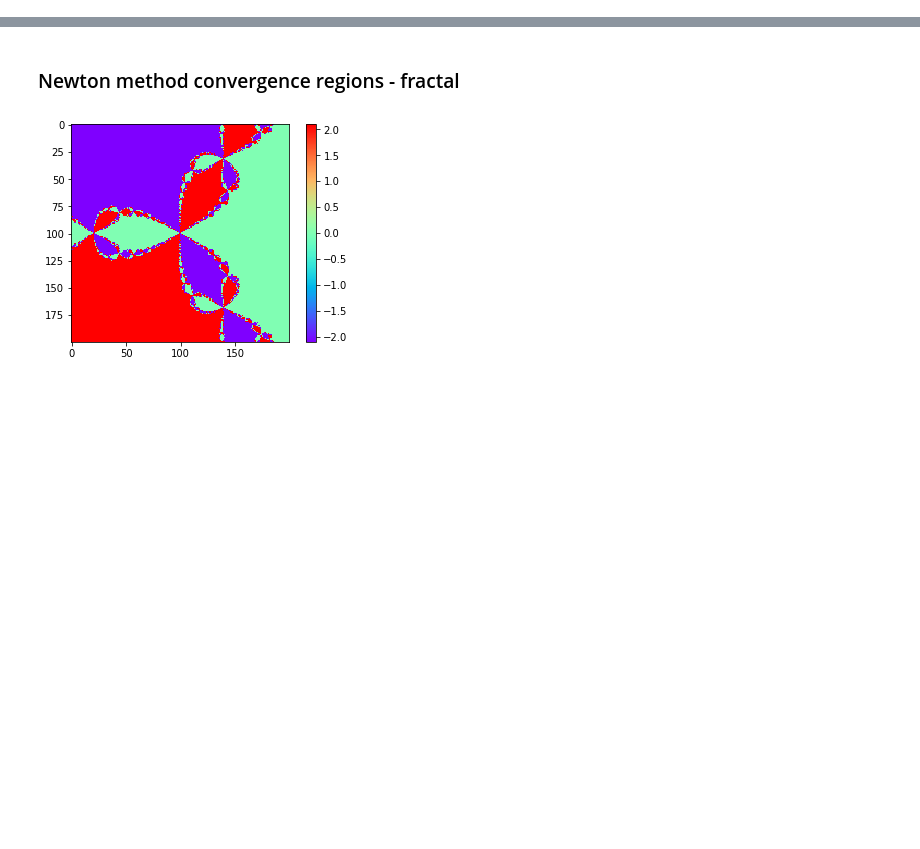
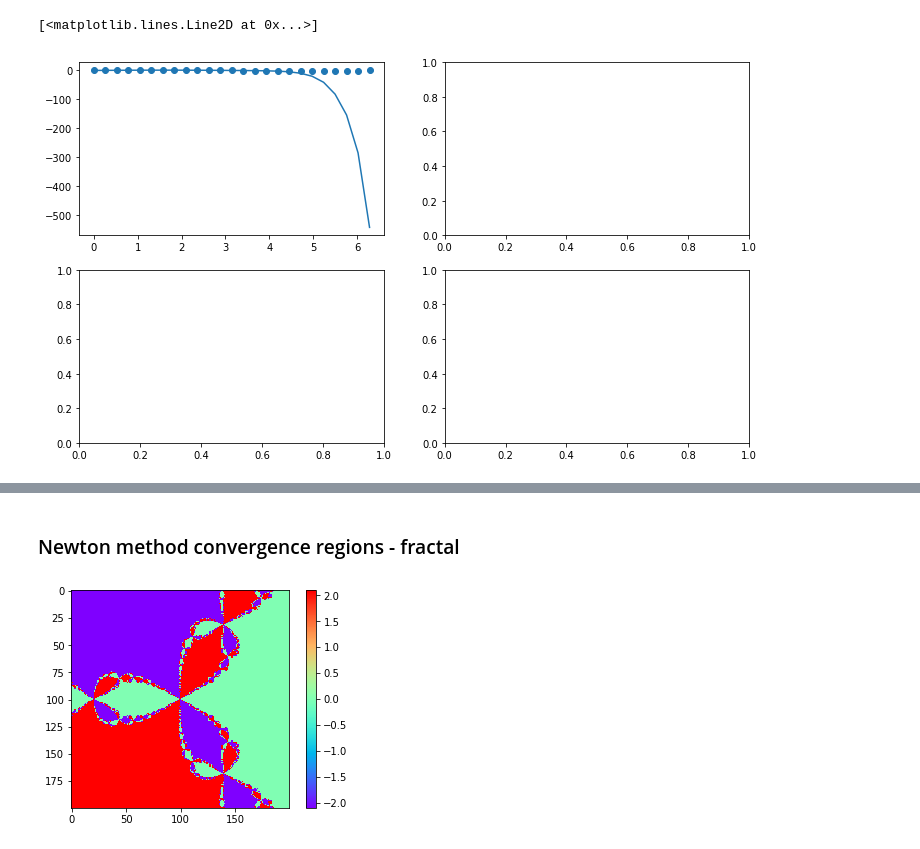
Before and after one commit to jbrezmorf/PythonForAll, a Jupyter notebook: Section_2.4_SciPy.ipynb, the cells around one changed output, grey strips where cells are left out. Saved outputs shown, nothing was run; the diff lists cells and outputs as text; code cells hidden in the pictures; blank space fills up the shorter version.

Commit message:
update 2.4 scipy

```diff
--- a/Section_2.4_SciPy.ipynb
+++ b/Section_2.4_SciPy.ipynb
@@ -51,0 +75,20 @@ Přehled funkcí s odkazy do dokumentace:
+# %%
+from scipy.interpolate import lagrange
+
+N = 25
+# number of points
+X = np.linspace(0, 2*np.pi, N)
+# Lagrange interpolation points - regular grid.
+Y = np.sin(X) + 0.01 * np.random.randn(len(X))
+
+# (Lagrange) interpolation
+fn_lagrange_interpol = lagrange(X, Y)
+# (Lagrange) aproximation
+
+fig, ax = plt.subplots(2, 2, figsize=(12, 7))
+ax00 = ax[0,0]
+ax00.scatter(X, Y)
+ax00.plot(X, fn_lagrange_interpol(X))
+# %% [output]
+[<matplotlib.lines.Line2D at 0x...>]
+[figure, added]
```
Also changed, not shown: parts of 30 cells of this notebook, 2 other files.
